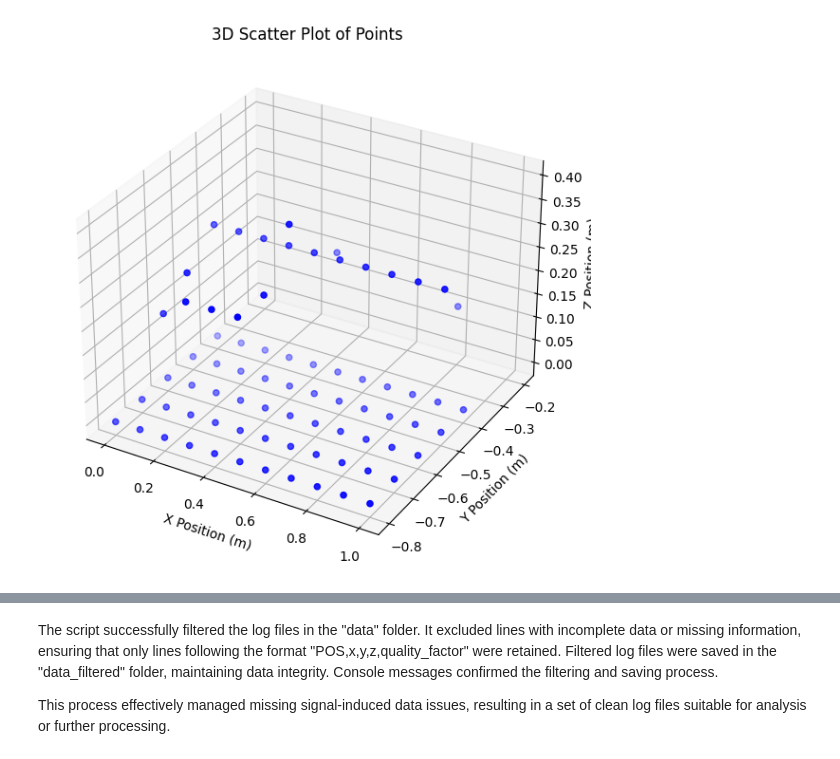
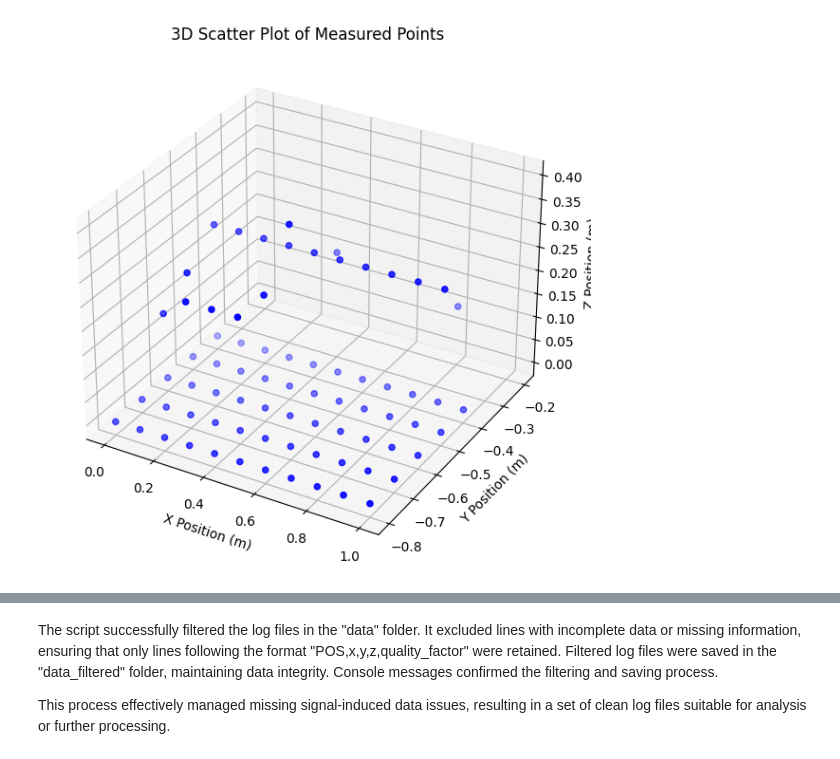
Before and after one commit to pdtnhii/abmi_position_tracking, a Jupyter notebook: src/official.ipynb, the cells around one changed output, grey strips where cells are left out. Cells and saved outputs as stored; diff of their text form; code cells hidden in the pictures.

```diff
--- a/src/official.ipynb
+++ b/src/official.ipynb
@@ -15,32 +21,32 @@ def main():
 
     for log_file in log_files:
         # Split the filename using underscores
         parts = os.path.splitext(log_file)[0].split('_')
         if len(parts) == 3:
             x, y, z = map(int, parts)
             x_positions.append(x)
             y_positions.append(y)
             z_positions.append(z)
 
     # Convert positions from cm to meters
     x_positions = np.array(x_positions) / 100.0
     y_positions = np.array(y_positions) / 100.0
     z_positions = np.array(z_positions) / 100.0
 
     # Create a 3D scatter plot
     fig = plt.figure(figsize=(8, 6))  # Adjust the figsize parameter for larger graphs
     ax = fig.add_subplot(111, projection='3d')
     ax.scatter(x_positions, y_positions, z_positions, c='b', marker='o')
 
     ax.set_xlabel('X Position (m)')
     ax.set_ylabel('Y Position (m)')
     ax.set_zlabel('Z Position (m)')
-    ax.set_title('3D Scatter Plot of Points')
+    ax.set_title('3D Scatter Plot of Measured Points')
 
     plt.tight_layout()
     plt.show()
 
 if __name__ == "__main__":
     main()
 # %% [output]
-[figure, old version]
+[figure, new version]
```
Also changed, not shown: parts of 9 cells of this notebook, 13 other files.
